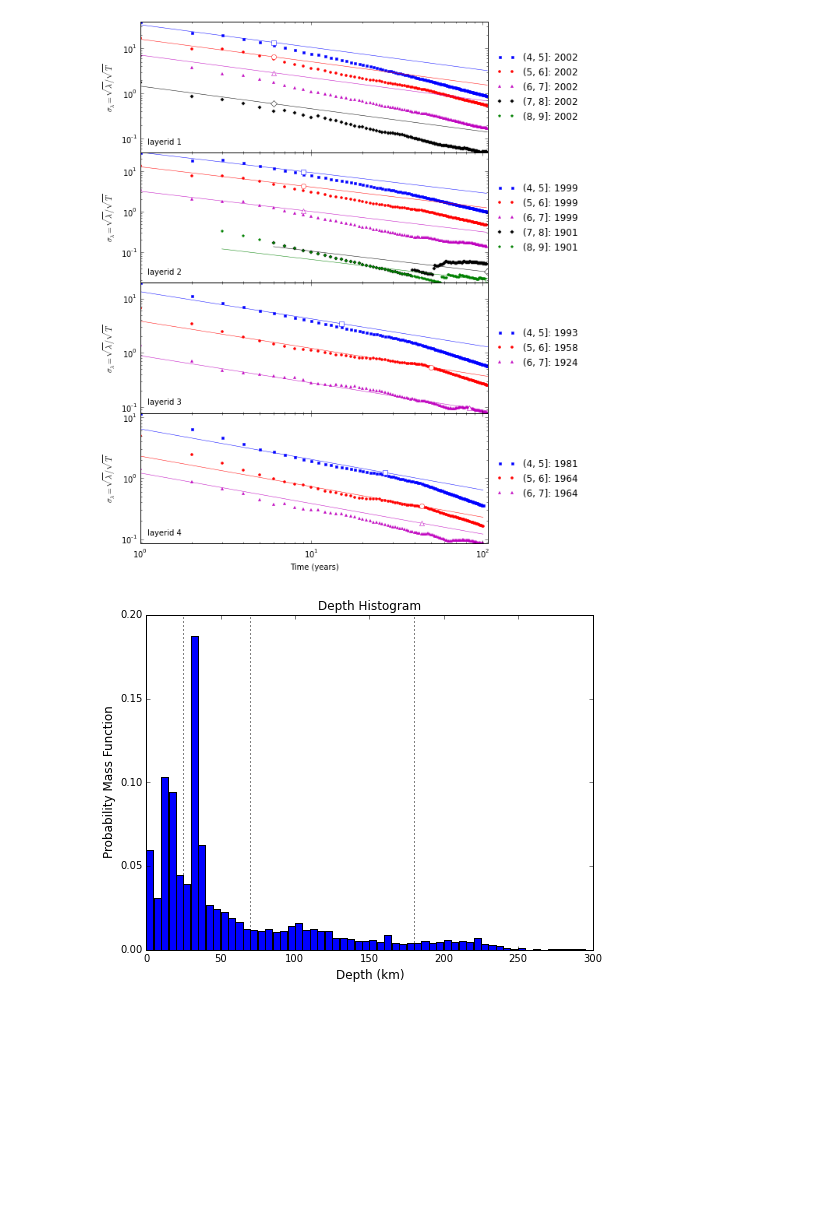
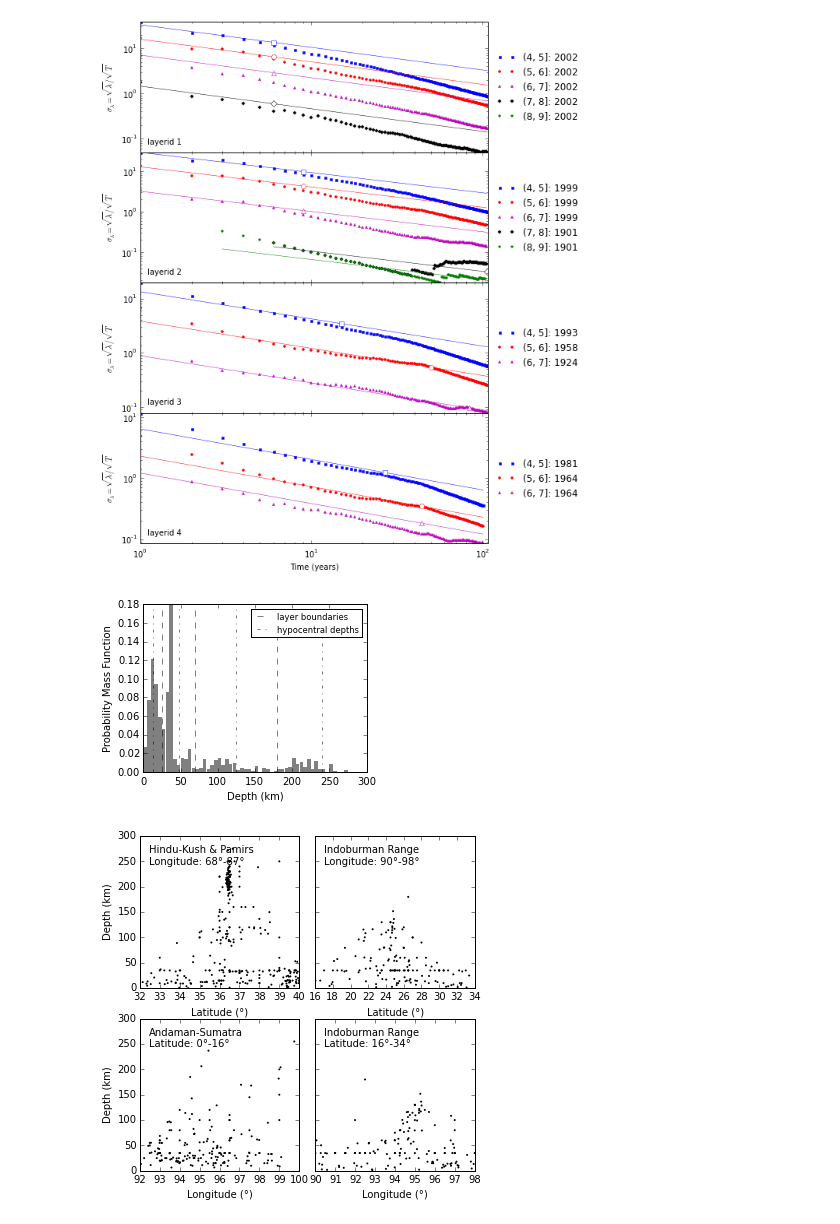
Before and after one commit to nackerley/indian-subcontinent-psha, a Jupyter notebook: Smoothed/Smoothed Seismicity from Catalogue.ipynb, the cells around one changed output. Cells and saved outputs as stored; diff of their text form; code cells hidden in the pictures; blank space fills up the shorter version.

```diff
--- a/Smoothed/Smoothed Seismicity from Catalogue.ipynb
+++ b/Smoothed/Smoothed Seismicity from Catalogue.ipynb
@@ -296,13 +339,43 @@ plt.savefig('Stepp completeness (mainshocks).pdf',
             dpi=300, bbox_inches='tight')
 # %% [output]
 [figure]
-# %%
-scp.plot_depth_histogram(declustered, 5, normalisation=True)
-plt.xlim(layer_depths_km[0], layer_depths_km[-1])
-[plt.axvline(x, color='black', linestyle=':') for x in layer_depths_km];
-plt.savefig('Depth histogram (mainshocks).pdf', dpi=300, bbox_inches='tight')
-# %% [output]
-[figure, removed]
+# %%
+catalogue_temp = deepcopy(declustered)
+catalogue_temp.purge_catalogue((catalogue_temp.data['depth'] > 0) & (catalogue_temp.data['magnitude'] > 5.5))
+
+plt.subplots(1, 1, figsize=(4,3))
+scp.plot_depth_histogram(catalogue_temp, 5, normalisation=True)
+plt.xlim(layer_depths_km[0], layer_depths_km[-1])
+plt.axvline(df_layers['zmax'][0], color='black', linestyle='--', linewidth=0.5, label='layer boundaries')
+[plt.axvline(x, linewidth=0.5, color='black', linestyle='--') for x in df_layers['zmax'][1:-1]]
+plt.axvline(df_layers['zmid'][0], color='black', linestyle='-.', linewidth=0.5, label='hypocentral depths')
+[plt.axvline(x, linewidth=0.5, color='black', linestyle='-.') for x in df_layers['zmid'][1:]]
+plt.legend(fontsize='small')
+plt.savefig('Depth histogram (mainshocks).pdf', dpi=300, bbox_inches='tight')
+# %% [output]
+[figure, added]
+# %%
+# select events in northeast and plot depth vs. northing
+fig, axes = plt.subplots(2, 2, figsize=(6,6), sharey=True)
+fig.subplots_adjust(wspace=0.1)
+fig.sca(axes[0, 0])
+scp.plot_depth_distance(catalogue_temp, (32, 40, 68, 87), 'latitude',
+                        name='Hindu-Kush & Pamirs')
+plt.ylabel('Depth (km)')
+fig.sca(axes[0, 1])
+scp.plot_depth_distance(catalogue_temp, (16, 34, 90, 98), 'latitude',
+                        name='Indoburman Range')
+fig.sca(axes[1, 0])
+scp.plot_depth_distance(catalogue_temp, (0, 16, 92, 100), 'longitude',
+                        name='Andaman-Sumatra')
+plt.ylabel('Depth (km)')
+fig.sca(axes[1, 1])
+scp.plot_depth_distance(catalogue_temp, (16, 34, 90, 98), 'longitude',
+                        name='Indoburman Range')
+plt.ylim(0, 300)
+plt.savefig('Depth vs. distance (mainshocks).pdf', dpi=300, bbox_inches='tight')
+# %% [output]
+[figure, added]
 # %%
 plot_magnitude_time_density_slices(declustered, completeness_tables, 'layerid', layer_ids)
 plt.savefig('Magnitude time density (mainshocks).pdf', dpi=300, bbox_inches='tight')
```
Also changed, not shown: parts of 15 cells of this notebook, 9 other files.
